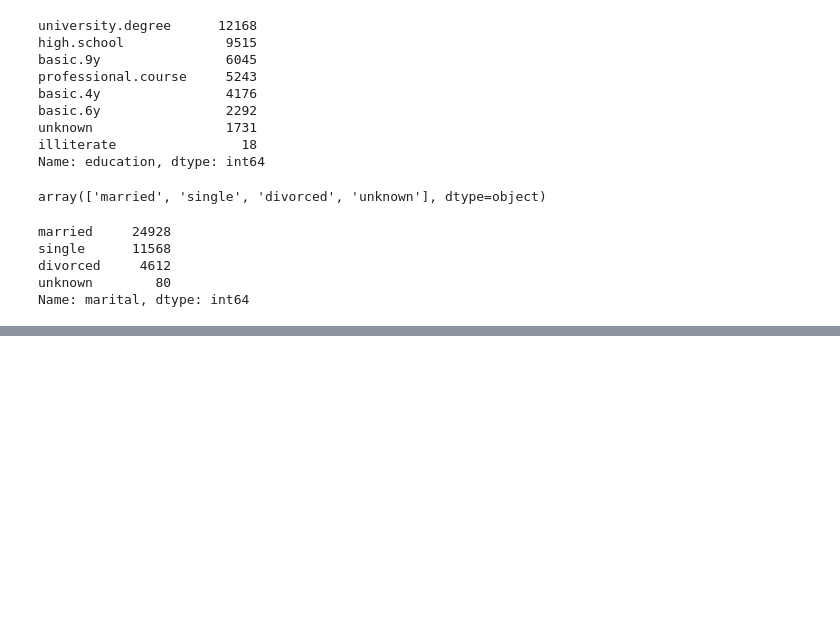
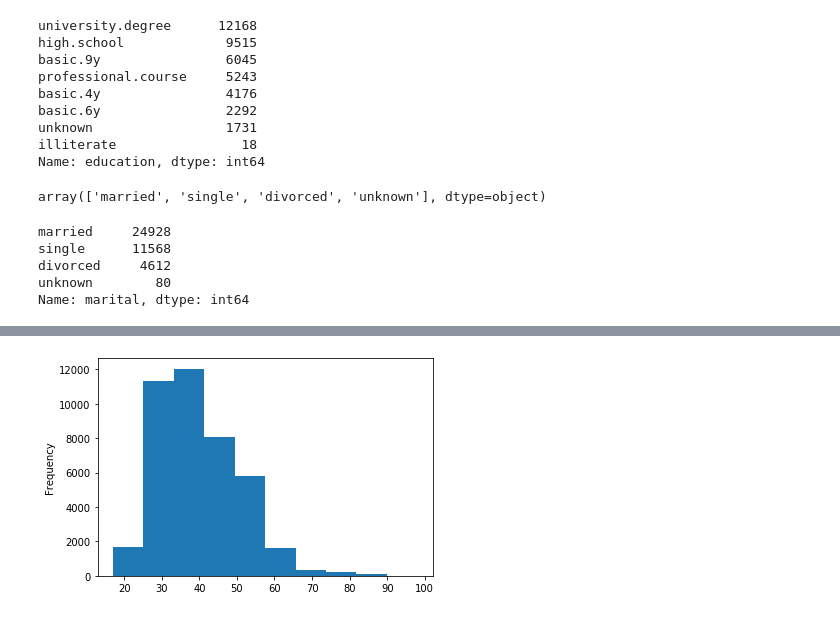
Before and after one commit to YoungJae-Hur/Data-science, a Jupyter notebook: project-marketing/8. client data analysis.ipynb, the cells around one changed output, grey strips where cells are left out. Saved outputs shown, nothing was run; the diff lists cells and outputs as text; code cells hidden in the pictures; blank space fills up the shorter version.

```diff
--- a/project-marketing/8. client data analysis.ipynb
+++ b/project-marketing/8. client data analysis.ipynb
@@ -219,0 +305,6 @@ Name: marital, dtype: int64
+# %%
+# age frequency of histogram
+df['age'].plot.hist()
+plt.show()
+# %% [output]
+[figure, added]
```
Also changed, not shown: parts of 10 cells of this notebook.
